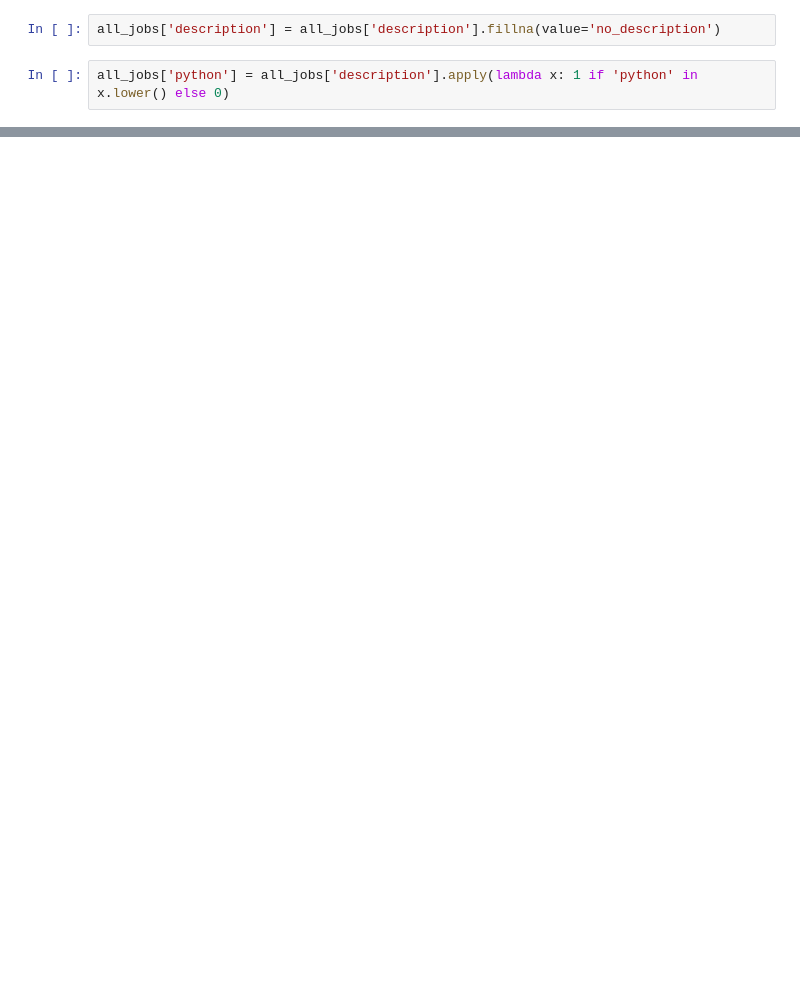
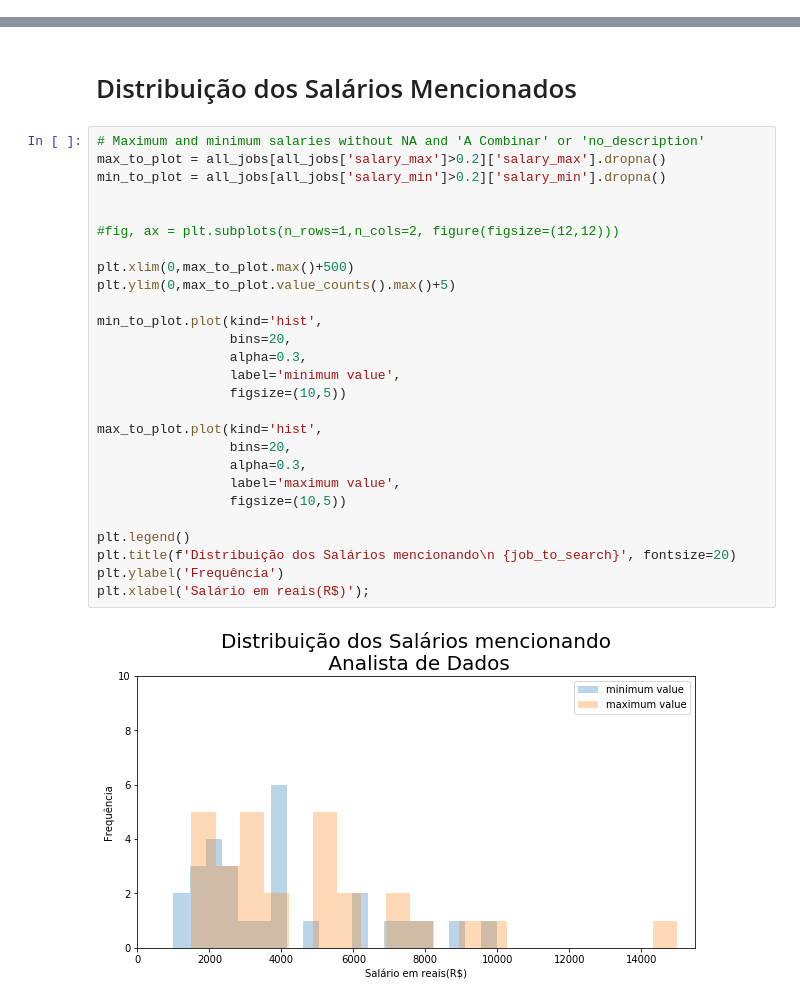
Before and after one commit to LucasWhiteRossi/Sherlock_Jobs, a Jupyter notebook: Scraper.ipynb, the cells around one changed output, grey strips where cells are left out. Cells and saved outputs as stored; diff of their text form; blank space fills up the shorter version.

```diff
--- a/Scraper.ipynb
+++ b/Scraper.ipynb
@@ -221,4 +379,0 @@ Name: salary, dtype: int64
-# %%
-all_jobs['description'] = all_jobs['description'].fillna(value='no_description')
-# %%
-all_jobs['python'] = all_jobs['description'].apply(lambda x: 1 if 'python' in x.lower() else 0)
@@ -230,0 +380,31 @@ all_jobs[all_jobs['python'] == 1]
+# %% [markdown]
+# Distribuição dos Salários Mencionados
+# %%
+# Maximum and minimum salaries without NA and 'A Combinar' or 'no_description'
+max_to_plot = all_jobs[all_jobs['salary_max']>0.2]['salary_max'].dropna()
+min_to_plot = all_jobs[all_jobs['salary_min']>0.2]['salary_min'].dropna()
+
+
+#fig, ax = plt.subplots(n_rows=1,n_cols=2, figure(figsize=(12,12)))
+
+plt.xlim(0,max_to_plot.max()+500)
+plt.ylim(0,max_to_plot.value_counts().max()+5)
+
+min_to_plot.plot(kind='hist',
+                 bins=20,
+                 alpha=0.3,
+                 label='minimum value',
+                 figsize=(10,5))
+
+max_to_plot.plot(kind='hist',
+                 bins=20,
+                 alpha=0.3,
+                 label='maximum value',
+                 figsize=(10,5))
+
+plt.legend()
+plt.title(f'Distribuição dos Salários mencionando\n {job_to_search}', fontsize=20)
+plt.ylabel('Frequência')
+plt.xlabel('Salário em reais(R$)');
+# %% [output]
+[figure, added]
```
Also changed, not shown: parts of 23 cells of this notebook.
